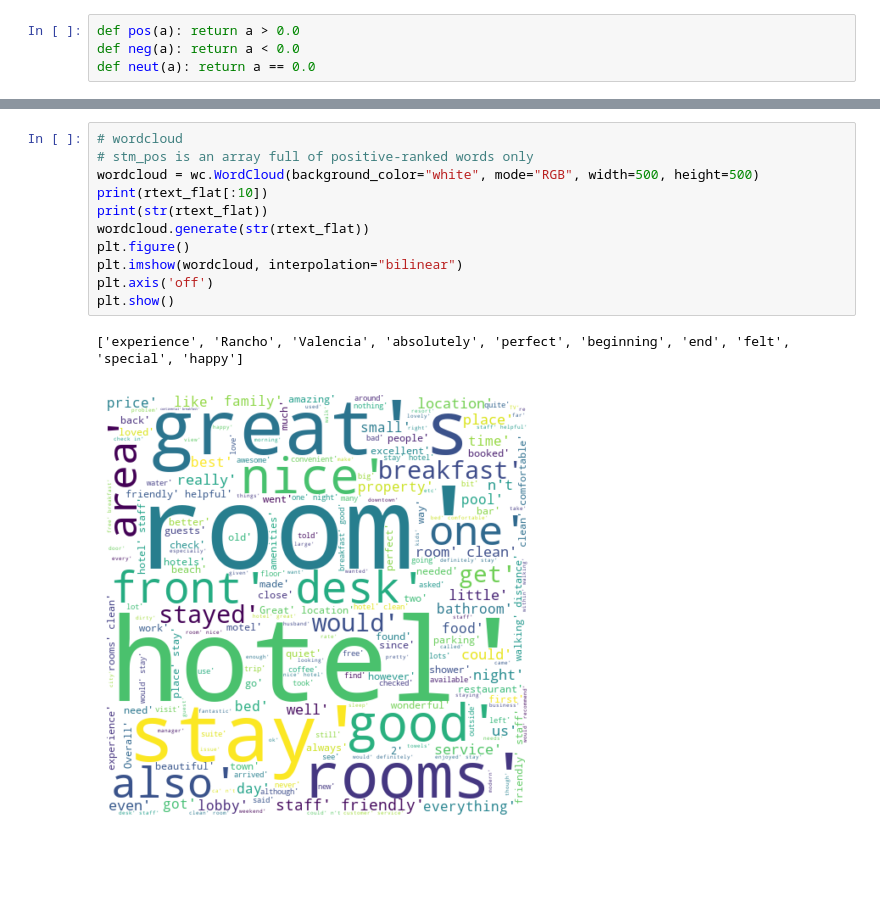
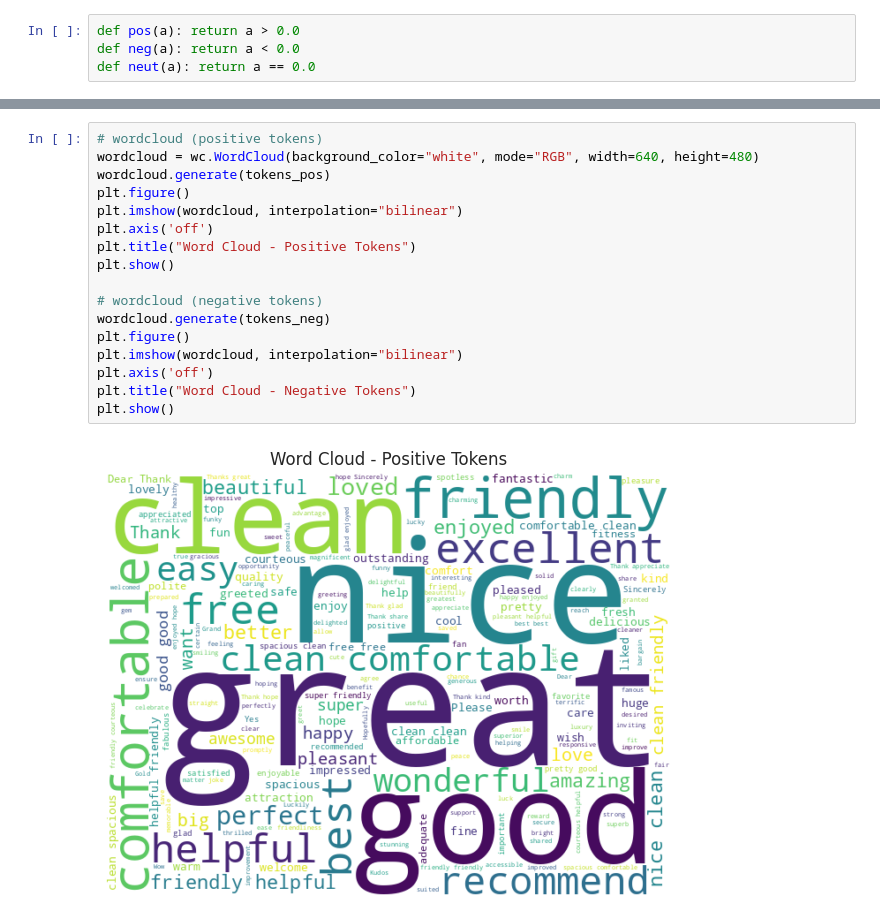
Before and after one commit to jiyometrik/pw23, a Jupyter notebook: main.ipynb, the cells around one changed output, grey strips where cells are left out. Cells and saved outputs as stored; diff of their text form; blank space fills up the shorter version.

Commit message:
cleaned up rq1 code; removed extraneous quotes from wordclouds

```diff
--- a/main.ipynb
+++ b/main.ipynb
@@ -96,14 +88,19 @@ ax.bar_label(bar_container, fmt="{:,.0f}")
 # %%
-# wordcloud
-# stm_pos is an array full of positive-ranked words only
-wordcloud = wc.WordCloud(background_color="white", mode="RGB", width=500, height=500)
-print(rtext_flat[:10])
-print(str(rtext_flat))
-wordcloud.generate(str(rtext_flat))
+# wordcloud (positive tokens)
+wordcloud = wc.WordCloud(background_color="white", mode="RGB", width=640, height=480)
+wordcloud.generate(tokens_pos)
 plt.figure()
 plt.imshow(wordcloud, interpolation="bilinear")
 plt.axis('off')
+plt.title("Word Cloud - Positive Tokens")
 plt.show()
+
+# wordcloud (negative tokens)
+wordcloud.generate(tokens_neg)
+plt.figure()
+plt.imshow(wordcloud, interpolation="bilinear")
+plt.axis('off')
+plt.title("Word Cloud - Negative Tokens")
+plt.show()
 # %% [output]
-['experience', 'Rancho', 'Valencia', 'absolutely', 'perfect', 'beginning', 'end', 'felt', 'special', 'happy']
-[figure, old version]
+[figure, new version]
```
Also changed, not shown: parts of 6 cells of this notebook.
